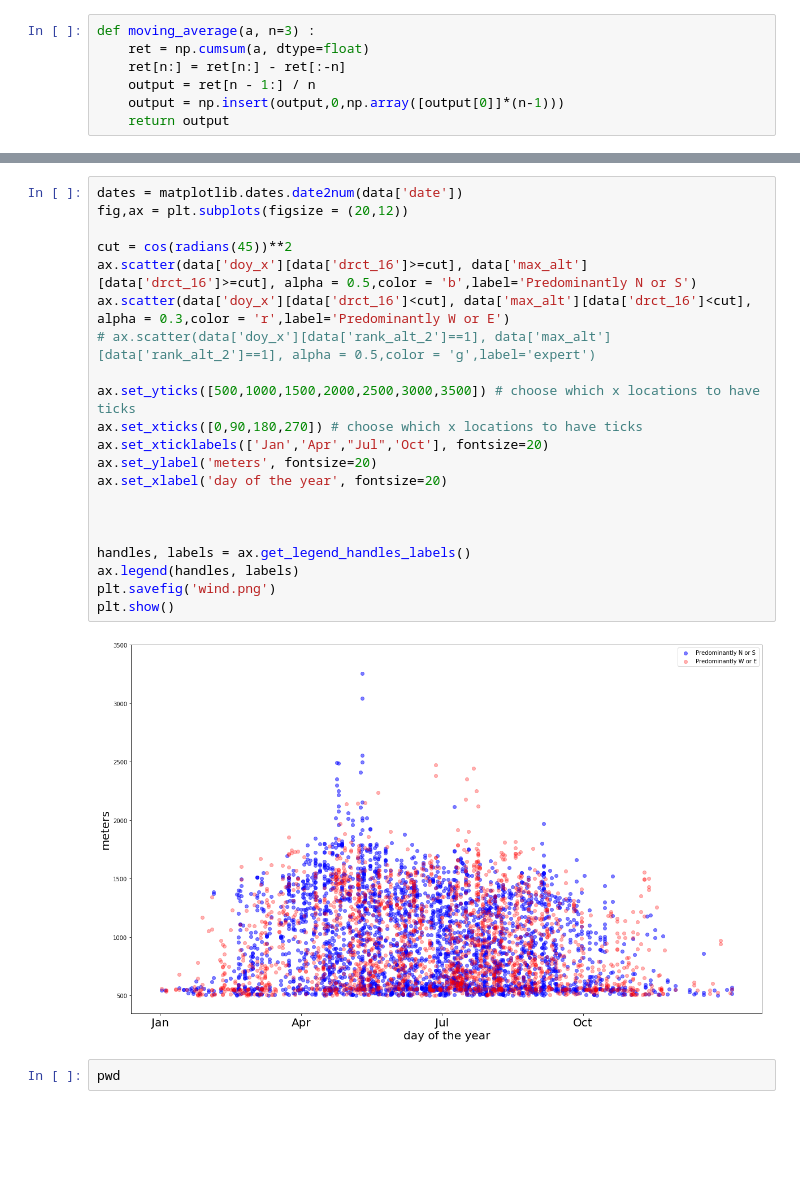
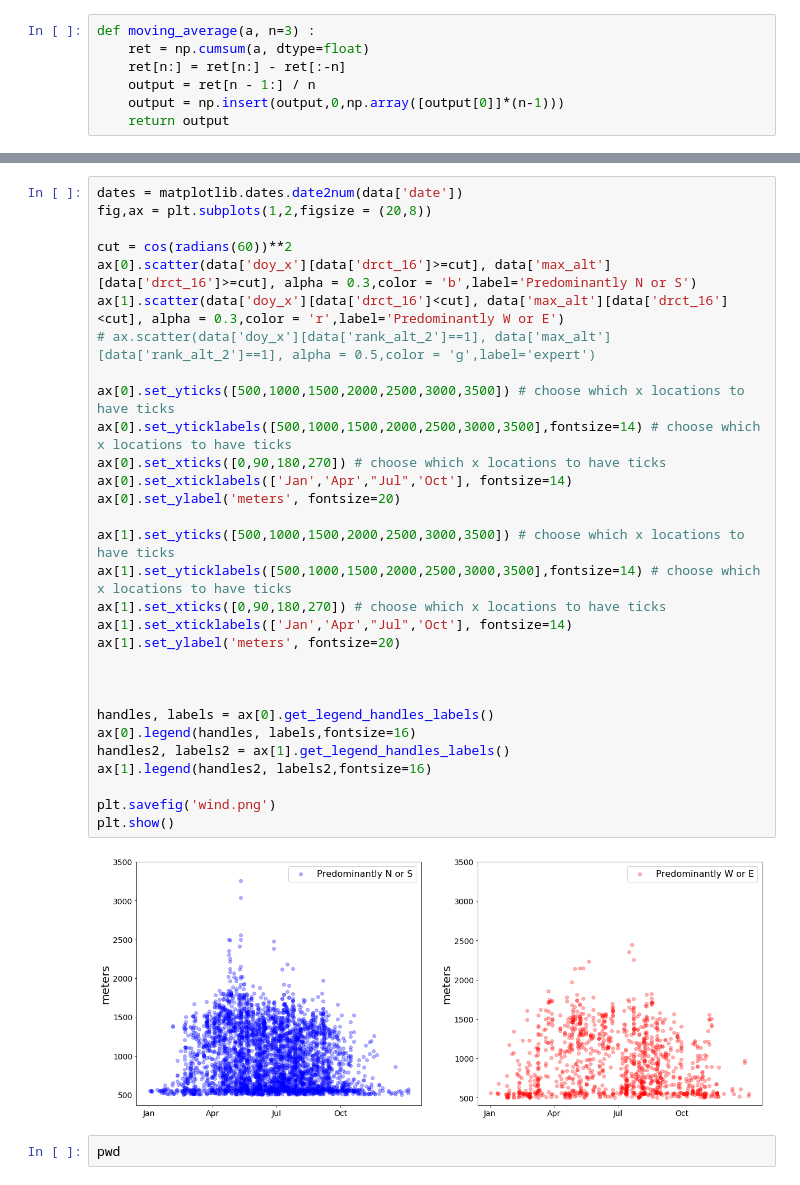
Before and after one commit to eddietheangel/soaring_predictor, a Jupyter notebook: notebooks/Model_fit.ipynb, the cells around one changed output, grey strips where cells are left out. Drawn from its saved outputs; the diff is of its cells as text; blank space fills up the shorter version.

```diff
--- a/notebooks/Model_fit.ipynb
+++ b/notebooks/Model_fit.ipynb
@@ -572,26 +595,35 @@ plt.show()
 # %%
 dates = matplotlib.dates.date2num(data['date'])
-fig,ax = plt.subplots(figsize = (20,12))
+fig,ax = plt.subplots(1,2,figsize = (20,8))
 
-cut = cos(radians(45))**2
-ax.scatter(data['doy_x'][data['drct_16']>=cut], data['max_alt'][data['drct_16']>=cut], alpha = 0.5,color = 'b',label='Predominantly N or S')
-ax.scatter(data['doy_x'][data['drct_16']<cut], data['max_alt'][data['drct_16']<cut], alpha = 0.3,color = 'r',label='Predominantly W or E')
+cut = cos(radians(60))**2
+ax[0].scatter(data['doy_x'][data['drct_16']>=cut], data['max_alt'][data['drct_16']>=cut], alpha = 0.3,color = 'b',label='Predominantly N or S')
+ax[1].scatter(data['doy_x'][data['drct_16']<cut], data['max_alt'][data['drct_16']<cut], alpha = 0.3,color = 'r',label='Predominantly W or E')
 # ax.scatter(data['doy_x'][data['rank_alt_2']==1], data['max_alt'][data['rank_alt_2']==1], alpha = 0.5,color = 'g',label='expert')
 
-ax.set_yticks([500,1000,1500,2000,2500,3000,3500]) # choose which x locations to have ticks
-ax.set_xticks([0,90,180,270]) # choose which x locations to have ticks
-ax.set_xticklabels(['Jan','Apr',"Jul",'Oct'], fontsize=20)
-ax.set_ylabel('meters', fontsize=20)
-ax.set_xlabel('day of the year', fontsize=20)
+ax[0].set_yticks([500,1000,1500,2000,2500,3000,3500]) # choose which x locations to have ticks
+ax[0].set_yticklabels([500,1000,1500,2000,2500,3000,3500],fontsize=14) # choose which x locations to have ticks
+ax[0].set_xticks([0,90,180,270]) # choose which x locations to have ticks
+ax[0].set_xticklabels(['Jan','Apr',"Jul",'Oct'], fontsize=14)
+ax[0].set_ylabel('meters', fontsize=20)
+
+ax[1].set_yticks([500,1000,1500,2000,2500,3000,3500]) # choose which x locations to have ticks
+ax[1].set_yticklabels([500,1000,1500,2000,2500,3000,3500],fontsize=14) # choose which x locations to have ticks
+ax[1].set_xticks([0,90,180,270]) # choose which x locations to have ticks
+ax[1].set_xticklabels(['Jan','Apr',"Jul",'Oct'], fontsize=14)
+ax[1].set_ylabel('meters', fontsize=20)
 
 
 
-handles, labels = ax.get_legend_handles_labels()
-ax.legend(handles, labels)
+handles, labels = ax[0].get_legend_handles_labels()
+ax[0].legend(handles, labels,fontsize=16)
+handles2, labels2 = ax[1].get_legend_handles_labels()
+ax[1].legend(handles2, labels2,fontsize=16)
+
 plt.savefig('wind.png')
 plt.show()
 # %% [output]
-[figure, old version]
+[figure, new version]
 # %%
 pwd
 # %% [output]
```
Also changed, not shown: parts of 7 cells of this notebook, 7 other files.
